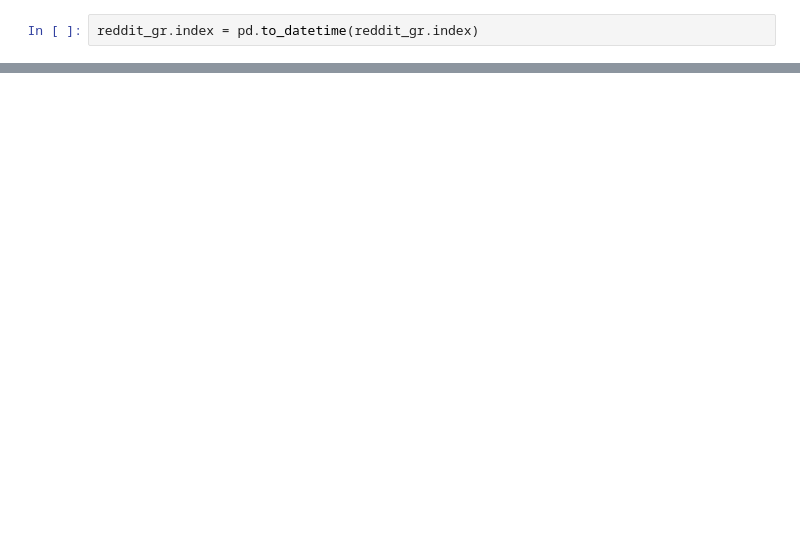
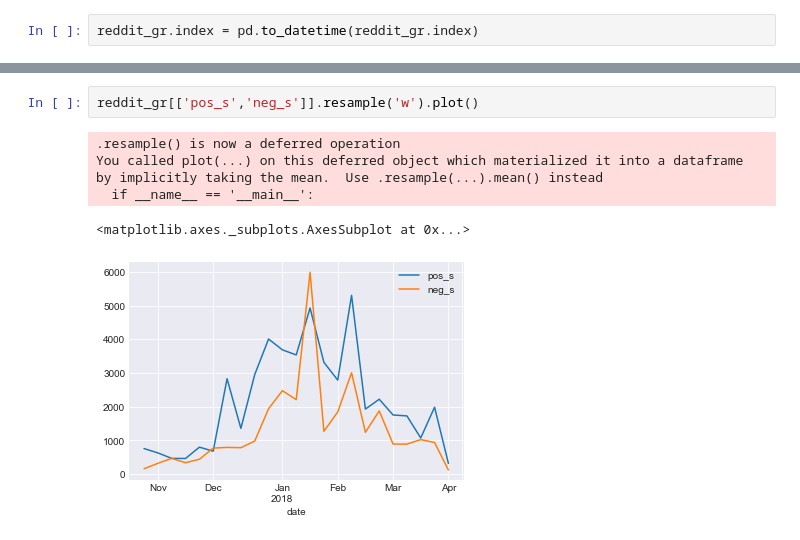
Before and after one commit to Mikhail-Naumov/Another_Bitcoin_Predictor, a Jupyter notebook: Sentiment_Trends.ipynb, the cells around one changed output, grey strips where cells are left out. Cells and saved outputs as stored; diff of their text form; blank space fills up the shorter version.

```diff
--- a/Sentiment_Trends.ipynb
+++ b/Sentiment_Trends.ipynb
@@ -48,0 +49,9 @@ by implicitly taking the mean.  Use .resample(...).mean() instead
+# %%
+reddit_gr[['pos_s','neg_s']].resample('w').plot()
+# %% [output]
+.resample() is now a deferred operation
+You called plot(...) on this deferred object which materialized it into a dataframe
+by implicitly taking the mean.  Use .resample(...).mean() instead
+  if __name__ == '__main__':
+<matplotlib.axes._subplots.AxesSubplot at 0x...>
+[figure, added]
```
Also changed, not shown: parts of 2 cells of this notebook.
